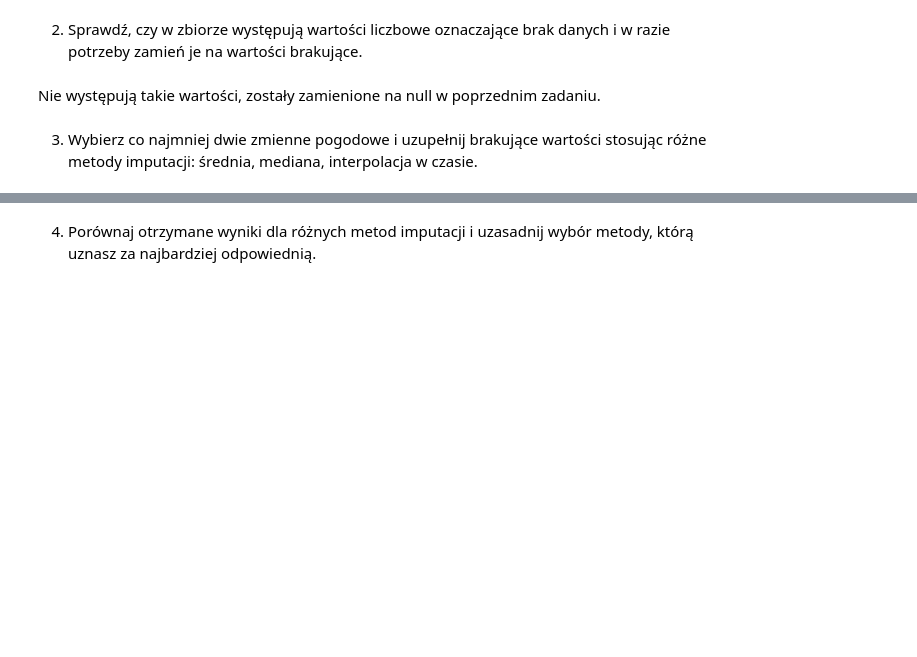
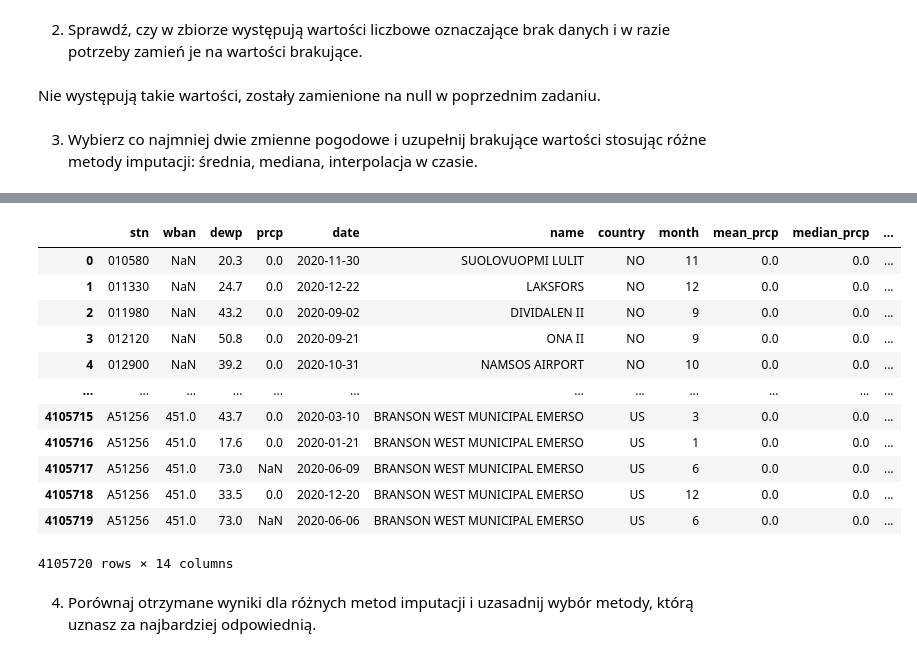
Before and after one commit to Matio004/PodstawyPrzetwarzaniaDuzychZbiorowDanych, a Jupyter notebook: zad2.ipynb, the cells around one changed output, grey strips where cells are left out. Cells and saved outputs as stored; diff of their text form; code cells hidden in the pictures; blank space fills up the shorter version.

```diff
--- a/zad2.ipynb
+++ b/zad2.ipynb
@@ -94,4 +163,27 @@ imputated = daily_weather[['stn', 'wban', 'dewp', 'prcp', 'date', 'name', 'count
 imputated['mean_prcp'] = imputated.groupby(['name', 'month'])['prcp'].transform(lambda g: g.fillna(g.mean()))
 imputated['median_prcp'] = imputated.groupby(['name', 'month'])['prcp'].transform(lambda g: g.fillna(g.median()))
 imputated['interpolate_prcp'] = imputated.groupby(['name', 'month'])['prcp'].transform(lambda g: g.interpolate(method='linear'))
+
+imputated['mean_dewp'] = imputated.groupby(['name', 'month'])['dewp'].transform(lambda g: g.fillna(g.mean()))
+imputated['median_dewp'] = imputated.groupby(['name', 'month'])['dewp'].transform(lambda g: g.fillna(g.median()))
+imputated['interpolate_dewp'] = imputated.groupby(['name', 'month'])['dewp'].transform(lambda g: g.interpolate(method='linear'))
+
+# step 2
+imputated['mean_prcp'] = imputated['mean_prcp'].fillna(daily_weather.groupby('name')['prcp'].transform('mean'))
+imputated['median_prcp'] = imputated['median_prcp'].fillna(daily_weather.groupby('name')['prcp'].transform('median'))
+imputated['interpolate_prcp'] = imputated['interpolate_prcp'].fillna(daily_weather.groupby('name')['prcp'].transform(lambda g: g.interpolate(method='linear', limit_direction='both')))
+
+imputated['mean_dewp'] = imputated['mean_dewp'].fillna(daily_weather.groupby('name')['dewp'].transform('mean'))
+imputated['median_dewp'] = imputated['median_dewp'].fillna(daily_weather.groupby('name')['dewp'].transform('median'))
+imputated['interpolate_dewp'] = imputated['interpolate_dewp'].fillna(daily_weather.groupby('name')['dewp'].transform(lambda g: g.interpolate(method='linear', limit_direction='both')))
+
+# step 3
+imputated['mean_prcp'] = imputated['mean_prcp'].fillna(daily_weather['prcp'].mean())
+imputated['median_prcp'] = imputated['median_prcp'].fillna(daily_weather['prcp'].median())
+imputated['interpolate_prcp'] = imputated['interpolate_prcp'].fillna(daily_weather['prcp'].interpolate(method='linear'))
+
+imputated['mean_dewp'] = imputated['mean_dewp'].fillna(daily_weather['dewp'].mean())
+imputated['median_dewp'] = imputated['median_dewp'].fillna(daily_weather['dewp'].median())
+imputated['interpolate_dewp'] = imputated['interpolate_dewp'].fillna(daily_weather['dewp'].interpolate(method='linear'))
 imputated
+# %% [output]
@@ -98,3 +191,16 @@ imputated
+|  | stn | wban | dewp | prcp | date | name | country | month | mean_prcp | median_prcp | ... |
+| 0 | 010580 | NaN | 20.3 | 0.0 | 2020-11-30 | SUOLOVUOPMI LULIT | NO | 11 | 0.0 | 0.0 | ... |
+| 1 | 011330 | NaN | 24.7 | 0.0 | 2020-12-22 | LAKSFORS | NO | 12 | 0.0 | 0.0 | ... |
+| 2 | 011980 | NaN | 43.2 | 0.0 | 2020-09-02 | DIVIDALEN II | NO | 9 | 0.0 | 0.0 | ... |
+| 3 | 012120 | NaN | 50.8 | 0.0 | 2020-09-21 | ONA II | NO | 9 | 0.0 | 0.0 | ... |
+| 4 | 012900 | NaN | 39.2 | 0.0 | 2020-10-31 | NAMSOS AIRPORT | NO | 10 | 0.0 | 0.0 | ... |
+| ... | ... | ... | ... | ... | ... | ... | ... | ... | ... | ... | ... |
+| 4105715 | A51256 | 451.0 | 43.7 | 0.0 | 2020-03-10 | BRANSON WEST MUNICIPAL EMERSO | US | 3 | 0.0 | 0.0 | ... |
+| 4105716 | A51256 | 451.0 | 17.6 | 0.0 | 2020-01-21 | BRANSON WEST MUNICIPAL EMERSO | US | 1 | 0.0 | 0.0 | ... |
+| 4105717 | A51256 | 451.0 | 73.0 | NaN | 2020-06-09 | BRANSON WEST MUNICIPAL EMERSO | US | 6 | 0.0 | 0.0 | ... |
+| 4105718 | A51256 | 451.0 | 33.5 | 0.0 | 2020-12-20 | BRANSON WEST MUNICIPAL EMERSO | US | 12 | 0.0 | 0.0 | ... |
+| 4105719 | A51256 | 451.0 | 73.0 | NaN | 2020-06-06 | BRANSON WEST MUNICIPAL EMERSO | US | 6 | 0.0 | 0.0 | ... |
+4105720 rows × 14 columns
 # %% [markdown]
 4. Porównaj otrzymane wyniki dla różnych metod imputacji i uzasadnij wybór metody, którą uznasz za najbardziej odpowiednią.
 # %%
```
Also changed, not shown: parts of 26 cells of this notebook.
